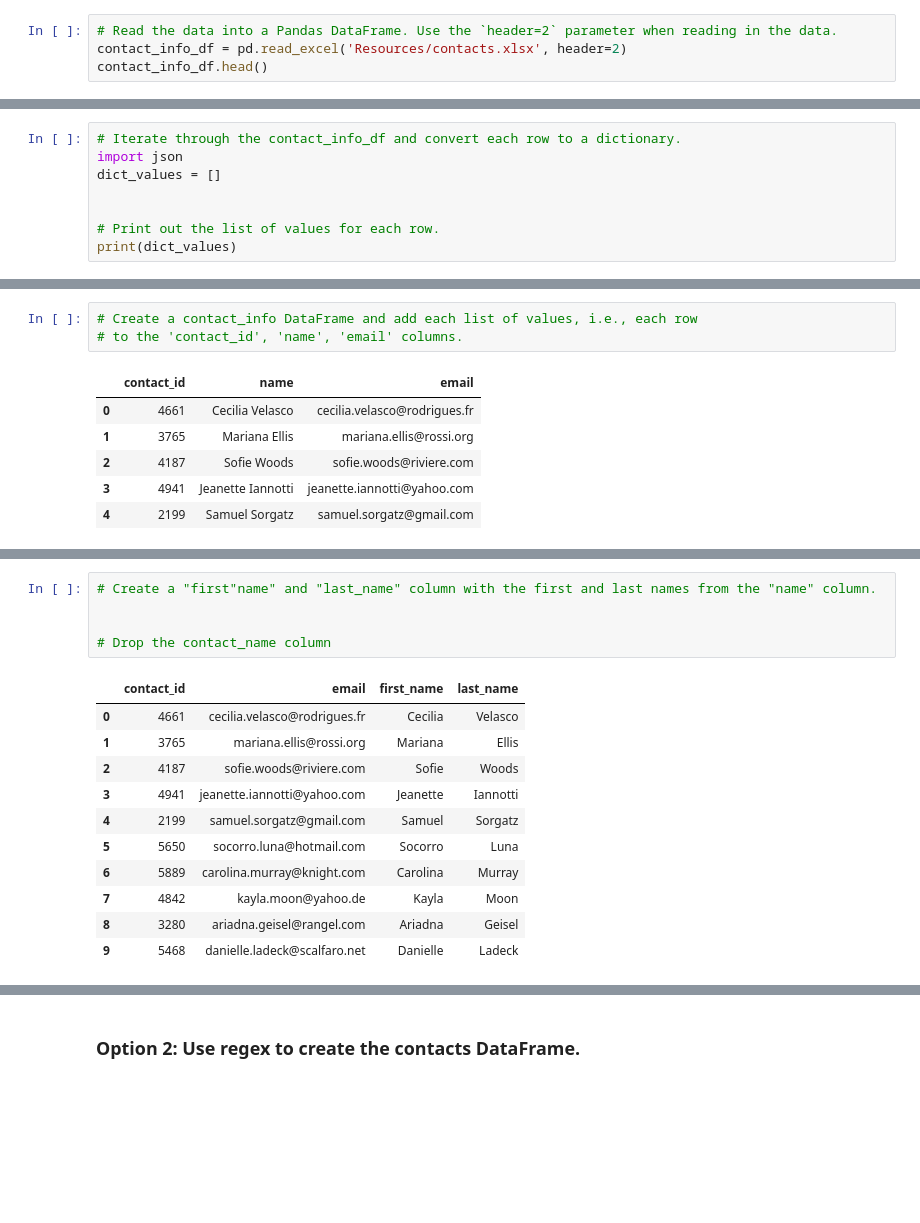
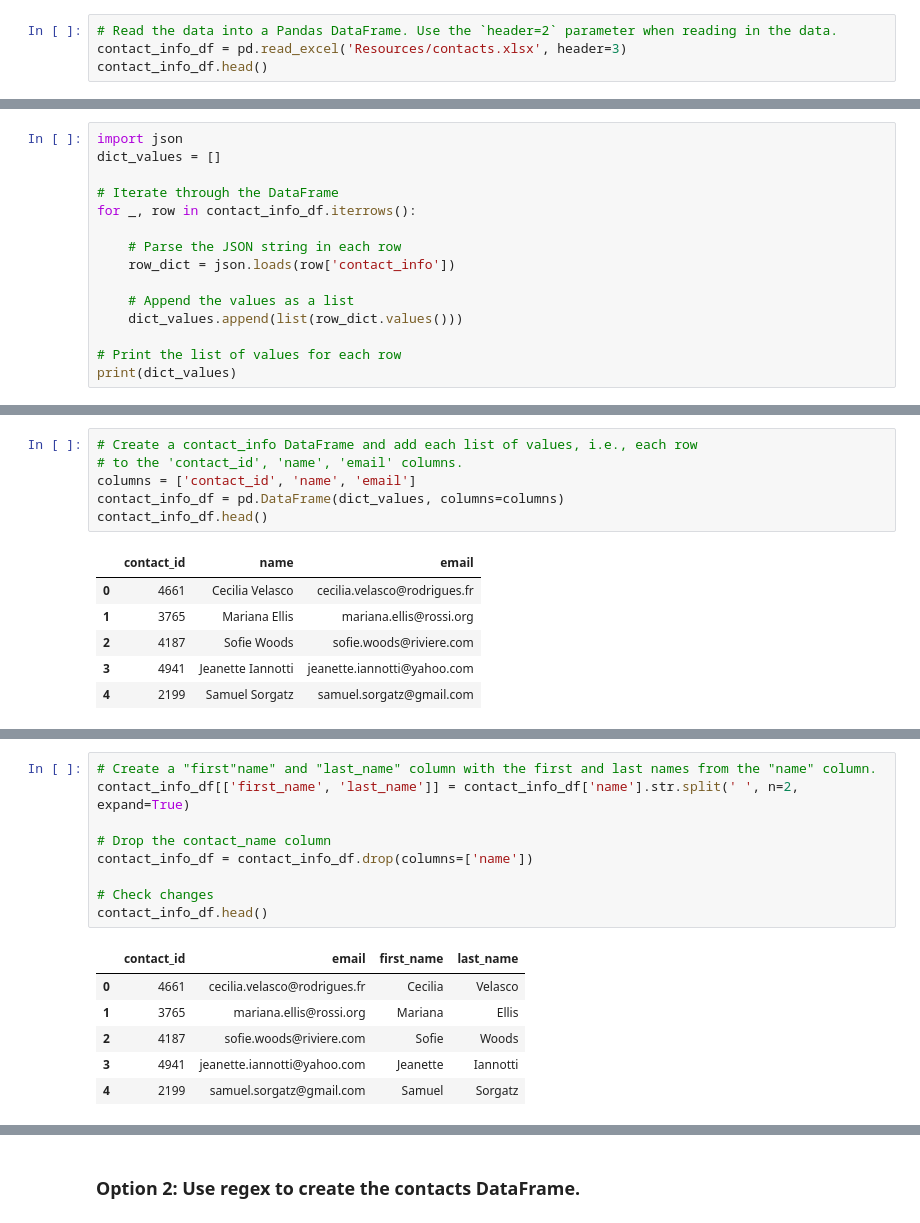
Before and after one commit to QJones76/Crowdfunding_ETL, a Jupyter notebook: ETL_Mini_Project_RHutchinson_QJones.ipynb, the cells around one changed output, grey strips where cells are left out. Saved outputs shown, nothing was run; the diff lists cells and outputs as text; blank space fills up the shorter version.

```diff
--- a/ETL_Mini_Project_RHutchinson_QJones.ipynb
+++ b/ETL_Mini_Project_RHutchinson_QJones.ipynb
@@ -306,6 +307,6 @@ campaign_cleaned.to_csv("Resources/campaign.csv", index=False)
 ### Extract the contacts.xlsx Data.
 # %%
 # Read the data into a Pandas DataFrame. Use the `header=2` parameter when reading in the data.
-contact_info_df = pd.read_excel('Resources/contacts.xlsx', header=2)
+contact_info_df = pd.read_excel('Resources/contacts.xlsx', header=3)
 contact_info_df.head()
 # %% [output]
@@ -328,18 +329,28 @@ Then export the DataFrame as a `contacts.csv` CSV file.
 # %% [markdown]
 ### Option 1: Use Pandas to create the contacts DataFrame.
 # %%
-# Iterate through the contact_info_df and convert each row to a dictionary.
 import json
 dict_values = []
 
+# Iterate through the DataFrame
+for _, row in contact_info_df.iterrows():
 
-# Print out the list of values for each row.
+    # Parse the JSON string in each row
+    row_dict = json.loads(row['contact_info'])
+
+    # Append the values as a list
+    dict_values.append(list(row_dict.values()))
+
+# Print the list of values for each row
 print(dict_values)
 # %% [output]
 [[4661, 'Cecilia Velasco', 'cecilia.velasco@rodrigues.fr'], [3765, 'Mariana Ellis', 'mariana.ellis@rossi.org'], [4187, 'Sofie Woods', 'sofie.woods@riviere.com'], [4941, 'Jeanette Iannotti', 'jeanette. ...
 # %%
 # Create a contact_info DataFrame and add each list of values, i.e., each row
 # to the 'contact_id', 'name', 'email' columns.
+columns = ['contact_id', 'name', 'email']
+contact_info_df = pd.DataFrame(dict_values, columns=columns)
+contact_info_df.head()
 # %% [output]
 |  | contact_id | name | email |
 | 0 | 4661 | Cecilia Velasco | cecilia.velasco@rodrigues.fr |
@@ -362,18 +374,17 @@ dtypes: int64(1), object(2)
 memory usage: 23.6+ KB
 # %%
 # Create a "first"name" and "last_name" column with the first and last names from the "name" column.
-
+contact_info_df[['first_name', 'last_name']] = contact_info_df['name'].str.split(' ', n=2, expand=True)
 
 # Drop the contact_name column
+contact_info_df = contact_info_df.drop(columns=['name'])
+
+# Check changes
+contact_info_df.head()
 # %% [output]
 |  | contact_id | email | first_name | last_name |
 | 0 | 4661 | cecilia.velasco@rodrigues.fr | Cecilia | Velasco |
 | 1 | 3765 | mariana.ellis@rossi.org | Mariana | Ellis |
 | 2 | 4187 | sofie.woods@riviere.com | Sofie | Woods |
 | 3 | 4941 | jeanette.iannotti@yahoo.com | Jeanette | Iannotti |
 | 4 | 2199 | samuel.sorgatz@gmail.com | Samuel | Sorgatz |
-| 5 | 5650 | socorro.luna@hotmail.com | Socorro | Luna |
-| 6 | 5889 | carolina.murray@knight.com | Carolina | Murray |
-| 7 | 4842 | kayla.moon@yahoo.de | Kayla | Moon |
-| 8 | 3280 | ariadna.geisel@rangel.com | Ariadna | Geisel |
-| 9 | 5468 | danielle.ladeck@scalfaro.net | Danielle | Ladeck |
```
Also changed, not shown: parts of 13 cells of this notebook, 7 other files.
